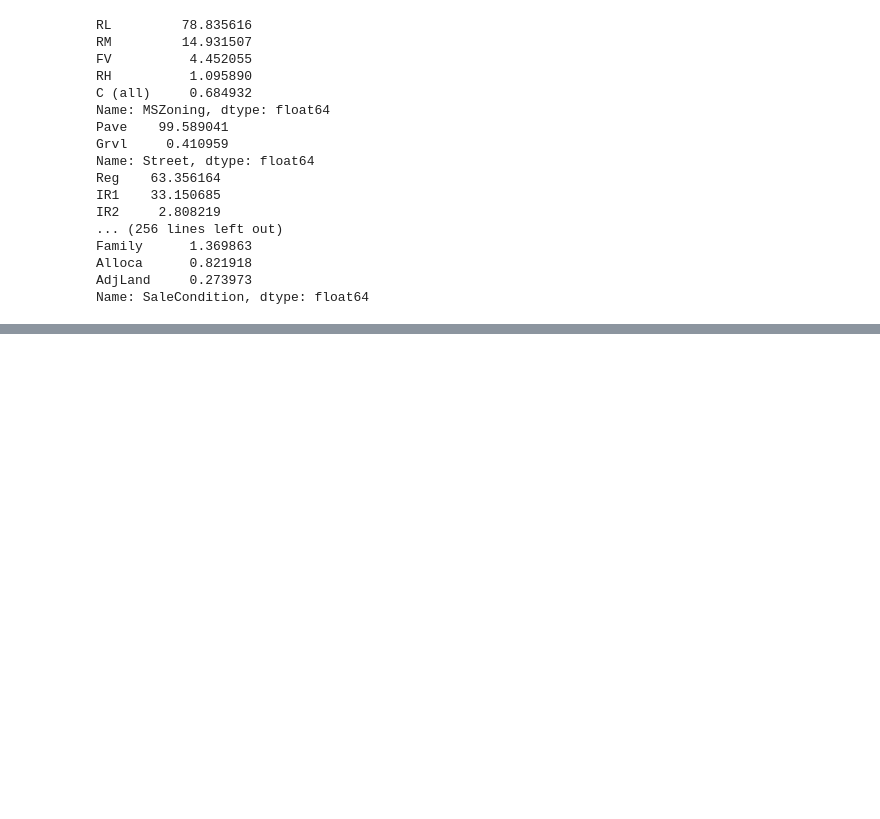
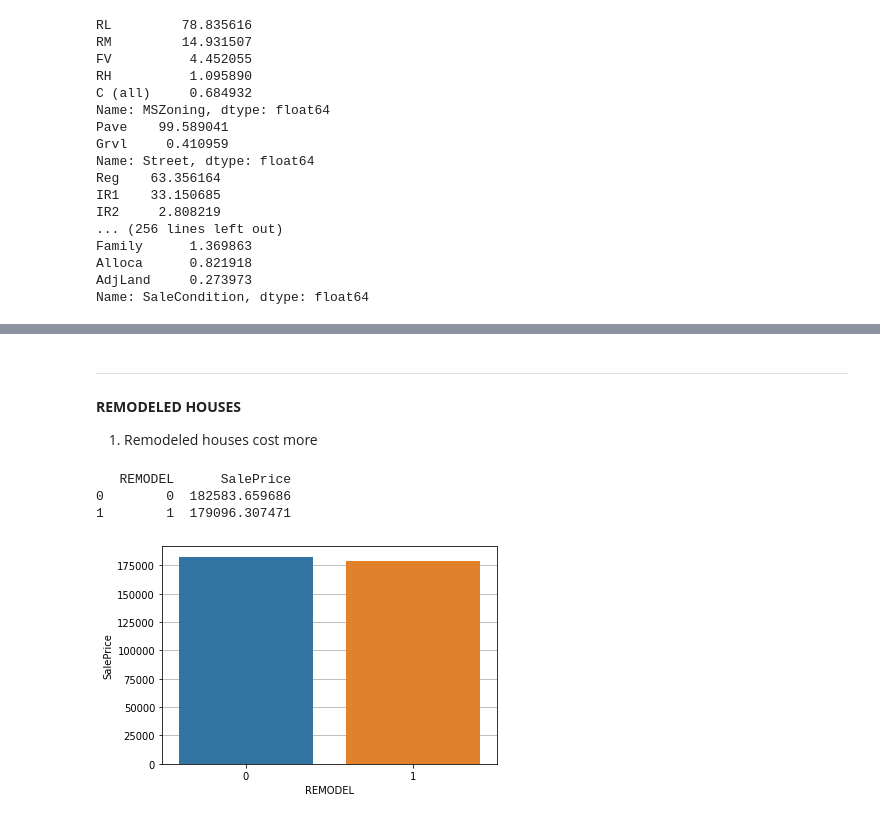
Before and after one commit to daianeklein/House-Prices-advRegressionTechniques, a Jupyter notebook: Adv-House-Prediction.ipynb, the cells around one changed output, grey strips where cells are left out. Saved outputs shown, nothing was run; the diff lists cells and outputs as text; code cells hidden in the pictures; blank space fills up the shorter version.

```diff
--- a/Adv-House-Prediction.ipynb
+++ b/Adv-House-Prediction.ipynb
@@ -281,0 +380,2 @@ for d in aux:
+# %%
+df1 = df.copy()
@@ -281,0 +420,19 @@ for d in aux:
+# %% [markdown]
+***
+
+**REMODELED HOUSES**
+
+1. Remodeled houses cost more
+# %%
+ax = sns.barplot(data = df1[['SalePrice', 'REMODEL']].groupby('REMODEL', as_index = False).mean(),
+           x = 'REMODEL', y = 'SalePrice')
+
+ax.grid(axis='y')
+ax.set_axisbelow(True)
+
+print(df1[['SalePrice', 'REMODEL']].groupby('REMODEL', as_index = False).mean())
+# %% [output]
+   REMODEL      SalePrice
+0        0  182583.659686
+1        1  179096.307471
+[figure, added]
```
Also changed, not shown: parts of 33 cells of this notebook.
